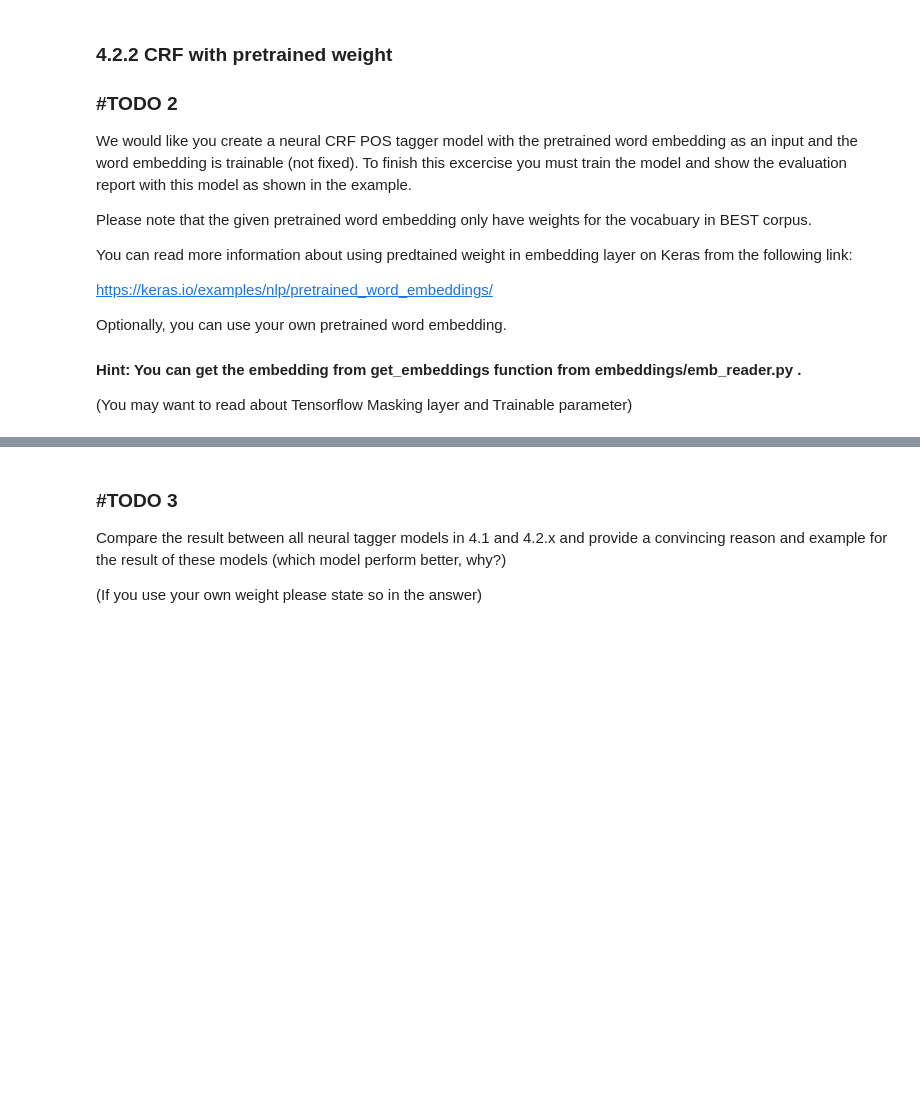
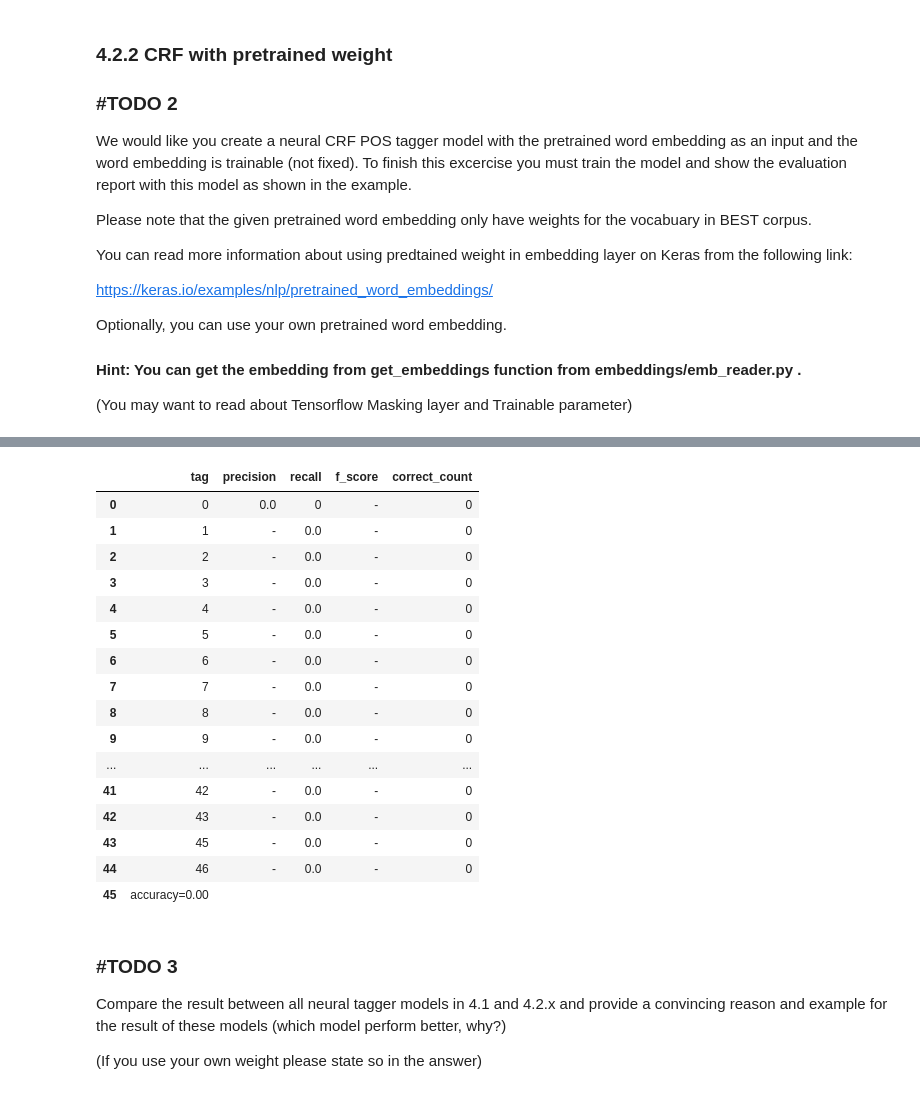
Before and after one commit to Kla10011/FRA501-NLP, a Jupyter notebook: HW1/HW1.3_PoS tagging.ipynb, the cells around one changed output, grey strips where cells are left out. Drawn from its saved outputs; the diff is of its cells as text; code cells hidden in the pictures; blank space fills up the shorter version.

```diff
--- a/HW1/HW1.3_PoS tagging.ipynb
+++ b/HW1/HW1.3_PoS tagging.ipynb
@@ -300,0 +547,33 @@ Optionally, you can use your own pretrained word embedding.
+# %%
+from tensorflow.keras.layers import Embedding
+from tensorflow.keras.initializers import Constant
+
+embedding_layer = Embedding(
+    num_tokens,
+    embedding_dim,
+    embeddings_initializer= Constant(embedding_matrix),
+    trainable=False,
+)
+# %%
+# INSERT YOUR CODE HERE
+import tensorflow as tf
+from tf2crf import CRF
+from tensorflow.keras.layers import Input, Embedding, Bidirectional, GRU, Dense
+from tensorflow.keras.models import Model
+from tf2crf import CRF, ModelWithCRFLoss
+
+inputs = Input(shape=(102,), dtype='int32')
+embedded_sequences = embedding_layer(inputs)
+# output = (Embedding(len(word_to_idx),32,input_length=102,mask_zero=True))(inputs)
+output = Bidirectional(GRU(32, return_sequences=True))(embedded_sequences)
+output = Dropout(0.2)(output)
+output = TimeDistributed(Dense(n_classes,activation='tanh'))(output)
+
+crf = CRF(units=48, dtype='float32')
+output = crf(output)
+base_model = Model(inputs, output)
+model3 = ModelWithCRFLoss(base_model, sparse_target=False)
+
+model3.compile(optimizer=Adam(lr=0.001),  loss='categorical_crossentropy', metrics=['categorical_accuracy'])
+model3.fit(x_train,y=y_train, batch_size=64,epochs=20,verbose=1)
+model3.summary()
@@ -300,0 +599,8 @@ Optionally, you can use your own pretrained word embedding.
+# %%
+# %%time
+# model.save_weights('resources/data/my_pos_no_crf.h5')
+# model.load_weights('resources/data/my_pos_no_crf.h5')
+y_pred=model3.predict(x_test)
+ypred = [outputToLabel(y_pred[i],len(y_test[i])) for i in range(len(y_pred))]
+evaluation_report(y_test, ypred)
+# %% [output]
@@ -301,3 +608,20 @@ Optionally, you can use your own pretrained word embedding.
+|  | tag | precision | recall | f_score | correct_count |
+| 0 | 0 | 0.0 | 0 | - | 0 |
+| 1 | 1 | - | 0.0 | - | 0 |
+| 2 | 2 | - | 0.0 | - | 0 |
+| 3 | 3 | - | 0.0 | - | 0 |
+| 4 | 4 | - | 0.0 | - | 0 |
+| 5 | 5 | - | 0.0 | - | 0 |
+| 6 | 6 | - | 0.0 | - | 0 |
+| 7 | 7 | - | 0.0 | - | 0 |
+| 8 | 8 | - | 0.0 | - | 0 |
+| 9 | 9 | - | 0.0 | - | 0 |
+| ... | ... | ... | ... | ... | ... |
+| 41 | 42 | - | 0.0 | - | 0 |
+| 42 | 43 | - | 0.0 | - | 0 |
+| 43 | 45 | - | 0.0 | - | 0 |
+| 44 | 46 | - | 0.0 | - | 0 |
+| 45 | accuracy=0.00 |  |  |  |  |
 # %% [markdown]
 ### #TODO 3
 Compare the result between all neural tagger models in 4.1 and 4.2.x and provide a convincing reason and example for the result of these models (which model perform better, why?)
```
Also changed, not shown: parts of 29 cells of this notebook, 4 other files.
